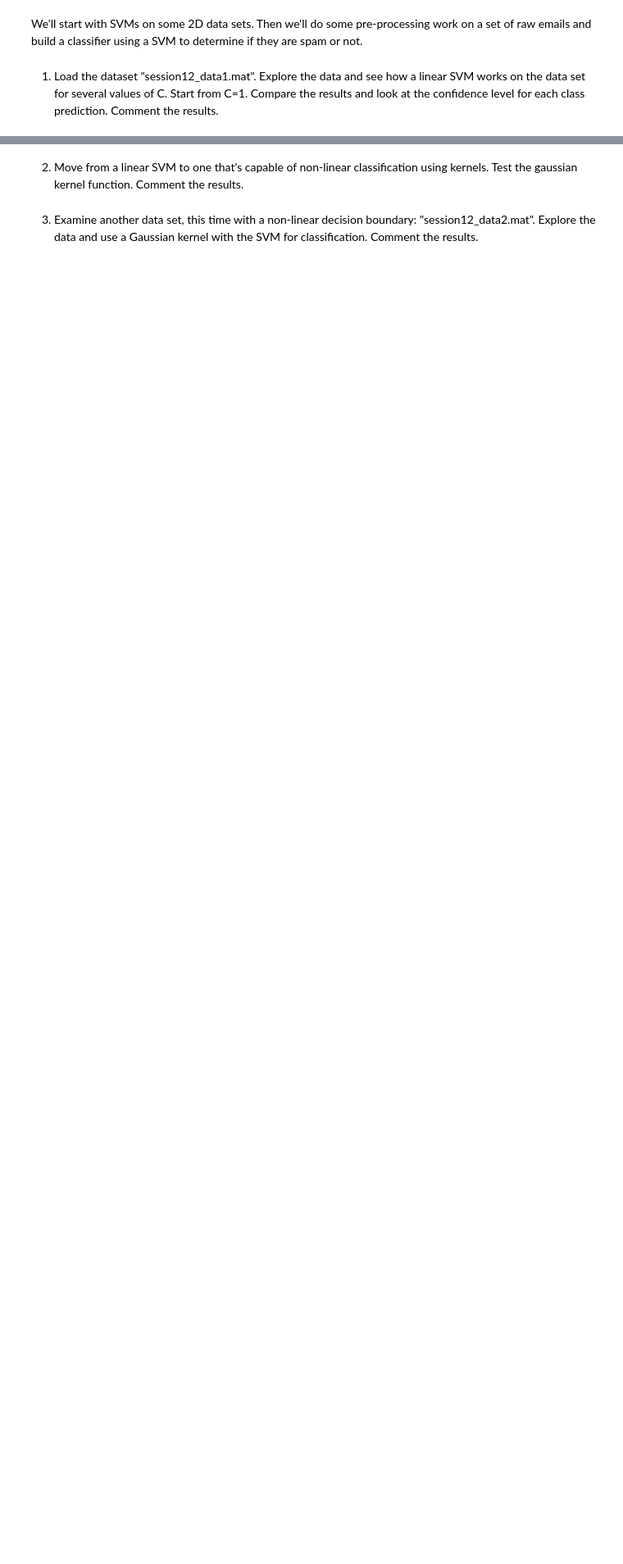
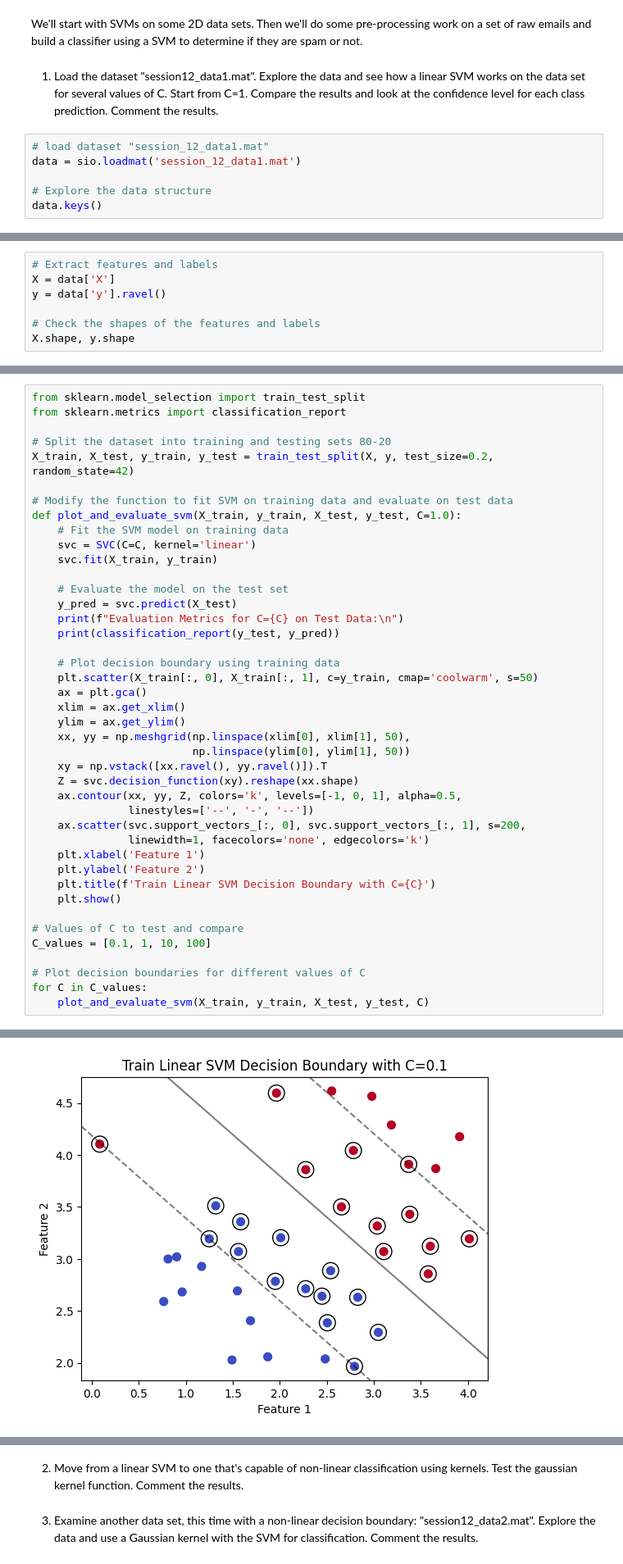
Before and after one commit to gabrieldeolaguibel/ML-Projects, a Jupyter notebook: assignments/practical_session4/session_12-SVMs.ipynb, the cells around one changed output, grey strips where cells are left out. Shown: that part at 82% size. Saved outputs shown, nothing was run; the diff lists cells and outputs as text; blank space fills up the shorter version.

```diff
--- a/assignments/practical_session4/session_12-SVMs.ipynb
+++ b/assignments/practical_session4/session_12-SVMs.ipynb
@@ -6,3 +16,9 @@ The idea of this exercise is to use support vector machines (SVMs) to build a sp
 We'll start with SVMs on some 2D data sets.  Then we'll do some pre-processing work on a set of raw emails and build a classifier using a SVM to determine if they are spam or not.
 # %% [markdown]
 1) Load the dataset "session12_data1.mat". Explore the data and see how a linear SVM works on the data set for several values of C. Start from C=1. Compare the results and look at the confidence level for each class prediction. Comment the results.
+# %%
+# load dataset "session_12_data1.mat"
+data = sio.loadmat('session_12_data1.mat')
+
+# Explore the data structure
+data.keys()
@@ -8,0 +29,7 @@ We'll start with SVMs on some 2D data sets.  Then we'll do some pre-processing w
+# %%
+# Extract features and labels
+X = data['X']
+y = data['y'].ravel()
+
+# Check the shapes of the features and labels
+X.shape, y.shape
@@ -8,0 +38,43 @@ We'll start with SVMs on some 2D data sets.  Then we'll do some pre-processing w
+# %%
+from sklearn.model_selection import train_test_split
+from sklearn.metrics import classification_report
+
+# Split the dataset into training and testing sets 80-20
+X_train, X_test, y_train, y_test = train_test_split(X, y, test_size=0.2, random_state=42)
+
+# Modify the function to fit SVM on training data and evaluate on test data
+def plot_and_evaluate_svm(X_train, y_train, X_test, y_test, C=1.0):
+    # Fit the SVM model on training data
+    svc = SVC(C=C, kernel='linear')
+    svc.fit(X_train, y_train)
+
+    # Evaluate the model on the test set
+    y_pred = svc.predict(X_test)
+    print(f"Evaluation Metrics for C={C} on Test Data:\n")
+    print(classification_report(y_test, y_pred))
+
+    # Plot decision boundary using training data
+    plt.scatter(X_train[:, 0], X_train[:, 1], c=y_train, cmap='coolwarm', s=50)
+    ax = plt.gca()
+    xlim = ax.get_xlim()
+    ylim = ax.get_ylim()
+    xx, yy = np.meshgrid(np.linspace(xlim[0], xlim[1], 50),
+                         np.linspace(ylim[0], ylim[1], 50))
+    xy = np.vstack([xx.ravel(), yy.ravel()]).T
+    Z = svc.decision_function(xy).reshape(xx.shape)
+    ax.contour(xx, yy, Z, colors='k', levels=[-1, 0, 1], alpha=0.5,
+               linestyles=['--', '-', '--'])
+    ax.scatter(svc.support_vectors_[:, 0], svc.support_vectors_[:, 1], s=200,
+               linewidth=1, facecolors='none', edgecolors='k')
+    plt.xlabel('Feature 1')
+    plt.ylabel('Feature 2')
+    plt.title(f'Train Linear SVM Decision Boundary with C={C}')
+    plt.show()
+
+# Values of C to test and compare
+C_values = [0.1, 1, 10, 100]
+
+# Plot decision boundaries for different values of C
+for C in C_values:
+    plot_and_evaluate_svm(X_train, y_train, X_test, y_test, C)
+# %% [output]
@@ -8,0 +91 @@ We'll start with SVMs on some 2D data sets.  Then we'll do some pre-processing w
+[figure, added]
```
Also changed, not shown: parts of 7 cells of this notebook.
